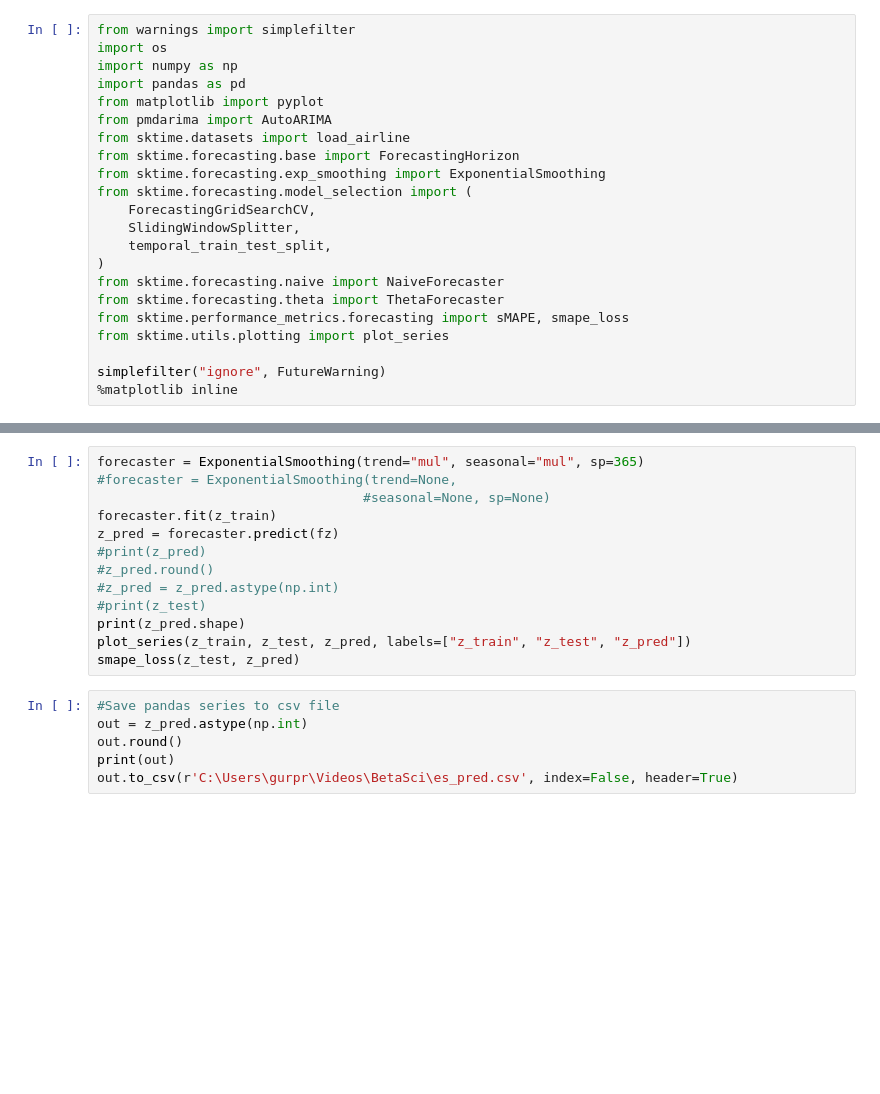
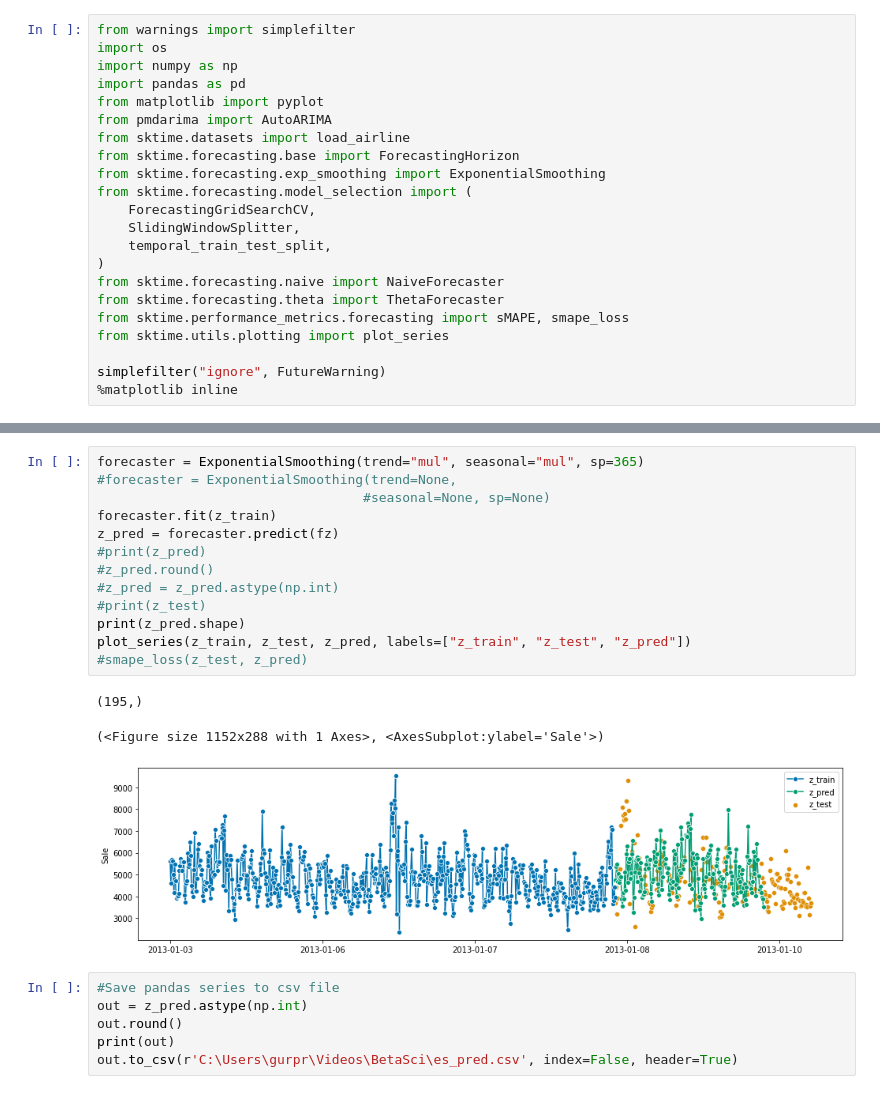
Before and after one commit to gpreet-singh/betasci, a Jupyter notebook: naive.ipynb, the cells around one changed output, grey strips where cells are left out. Saved outputs shown, nothing was run; the diff lists cells and outputs as text; blank space fills up the shorter version.

```diff
--- a/naive.ipynb
+++ b/naive.ipynb
@@ -91,16 +184,20 @@ plot_series(y_train, y_test, y_pred, labels=["y_train", "y_test", "y_pred"])
 # %%
 forecaster = ExponentialSmoothing(trend="mul", seasonal="mul", sp=365)
 #forecaster = ExponentialSmoothing(trend=None,
                                   #seasonal=None, sp=None)
 forecaster.fit(z_train)
 z_pred = forecaster.predict(fz)
 #print(z_pred)
 #z_pred.round()
 #z_pred = z_pred.astype(np.int)
 #print(z_test)
 print(z_pred.shape)
 plot_series(z_train, z_test, z_pred, labels=["z_train", "z_test", "z_pred"])
-smape_loss(z_test, z_pred)
+#smape_loss(z_test, z_pred)
+# %% [output]
+(195,)
+(<Figure size 1152x288 with 1 Axes>, <AxesSubplot:ylabel='Sale'>)
+[figure, added]
 # %%
 #Save pandas series to csv file
 out = z_pred.astype(np.int)
```
Also changed, not shown: parts of 16 cells of this notebook, 2 other files.
